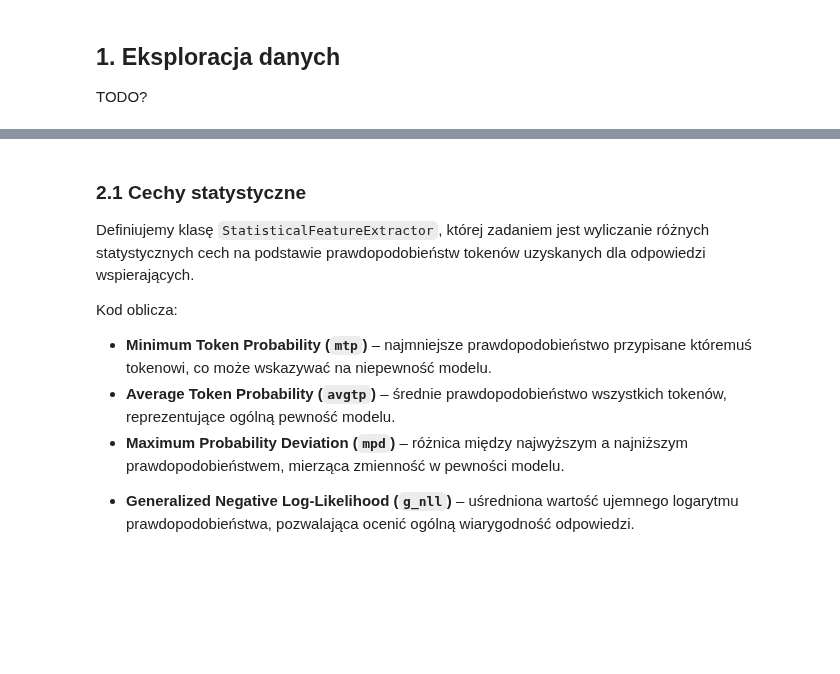
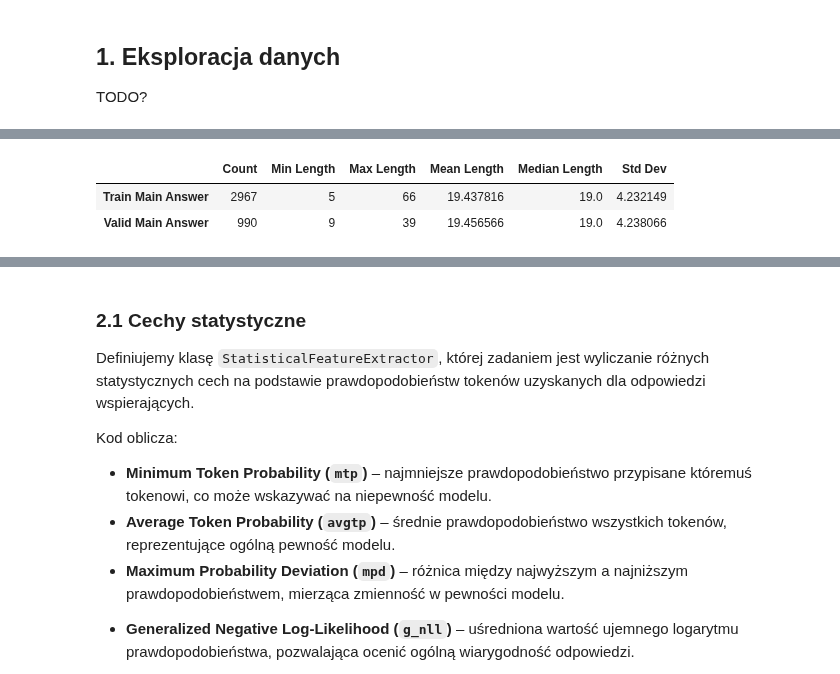
Before and after one commit to OlimpiadaAI/II-OlimpiadaAI, a Jupyter notebook: 1_etap/2_wykrywanie_halucynacji/2_wykrywanie_halucynacji_rozw.ipynb, the cells around one changed output, grey strips where cells are left out. Drawn from its saved outputs; the diff is of its cells as text; code cells hidden in the pictures; blank space fills up the shorter version.

```diff
--- a/1_etap/2_wykrywanie_halucynacji/2_wykrywanie_halucynacji_rozw.ipynb
+++ b/1_etap/2_wykrywanie_halucynacji/2_wykrywanie_halucynacji_rozw.ipynb
@@ -231,0 +234,8 @@ TODO?
+# %%
+# Konwersja danych do pd.DataFrame
+train_df = pd.DataFrame(train)
+valid_df = pd.DataFrame(valid)
+
+# (liczba przykładów, liczba cech)
+print('Train DataFrame shape:', train_df.shape)
+print('Valid DataFrame shape:', valid_df.shape)
@@ -231,0 +284,86 @@ TODO?
+# %%
+def compute_main_answer_stats(df):
+    # Statystyki dla głównych odpowiedzi
+    lengths = df['answer'].apply(lambda text: len(text.split()))
+    stats = {
+        'Count': lengths.count(),
+        'Min Length': lengths.min(),
+        'Max Length': lengths.max(),
+        'Mean Length': lengths.mean(),
+        'Median Length': lengths.median(),
+        'Std Dev': lengths.std()
+    }
+    return stats
+
+def compute_supporting_answer_stats(df):
+    # Statystyki dla odpowiedzi alternatywnych
+    supporting_lengths = []
+    for answers in df['supporting_answers']:
+        # Each cell contains a list of answers
+        for ans in answers:
+            supporting_lengths.append(len(ans.split()))
+    supporting_lengths = np.array(supporting_lengths)
+    stats = {
+        'Count': supporting_lengths.size,
+        'Min Length': supporting_lengths.min() if supporting_lengths.size else None,
+        'Max Length': supporting_lengths.max() if supporting_lengths.size else None,
+        'Mean Length': supporting_lengths.mean() if supporting_lengths.size else None,
+        'Median Length': np.median(supporting_lengths) if supporting_lengths.size else None,
+        'Std Dev': supporting_lengths.std() if supporting_lengths.size else None
+    }
+    return stats
+
+# Porównanie statystyk dla głównych odpowiedzi
+main_train_stats = compute_main_answer_stats(train_df)
+main_valid_stats = compute_main_answer_stats(valid_df)
+main_stats_df = pd.DataFrame([main_train_stats, main_valid_stats], index=["Train Main Answer", "Valid Main Answer"])
+
+# Porównanie statystyk dla odpowiedzi alternatywnych
+support_train_stats = compute_supporting_answer_stats(train_df)
+support_valid_stats = compute_supporting_answer_stats(valid_df)
+support_stats_df = pd.DataFrame([support_train_stats, support_valid_stats], index=["Train Supporting Answers", "Valid Supporting Answers"])
+
+print("=== Porównanie statystyk głównych odpowiedzi ===")
+display(main_stats_df)
+print("\n=== Porównanie statystyk odpowiedzi alternatywnych ===")
+display(support_stats_df)
+
+# Additional feature engineering ideas that could be significant in the analysis
+
+def compute_additional_features(df):
+    features = {}
+    # Average word count for questions
+    features['Question Mean Length'] = df['question'].apply(lambda text: len(text.split())).mean()
+
+    # Ratio: main answer length divided by question length (avoid division by zero)
+    features['Answer to Question Length Ratio'] = (
+        df.apply(lambda row: len(row['answer'].split()) / (len(row['question'].split()) or 1), axis=1)
+        .mean()
+    )
+
+    # Average number of supporting answers per sample
+    features['Avg Supporting Answers Count'] = df['supporting_answers'].apply(len).mean()
+
+    # Average token overlap ratio between the question and the main answer
+    def token_overlap(question, answer):
+        q_tokens = set(question.lower().split())
+        a_tokens = set(answer.lower().split())
+        return len(q_tokens.intersection(a_tokens)) / len(q_tokens) if q_tokens else 0
+
+    features['Avg Question-Answer Overlap'] = df.apply(
+        lambda row: token_overlap(row['question'], row['answer']), axis=1
+    ).mean()
+
+    # Standard deviation of answer lengths in each sample could indicate inconsistency
+    features['Answer Length Std Dev'] = df['answer'].apply(lambda text: len(text.split())).std()
+
+    return features
+
+# Compute additional features on train and valid datasets
+additional_train_features = compute_additional_features(train_df)
+additional_valid_features = compute_additional_features(valid_df)
+
+print("\n=== Additional Feature Statistics for Questions and Answers ===")
+display(pd.DataFrame([additional_train_features, additional_valid_features],
+                     index=["Train Additional Features", "Valid Additional Features"]))
+# %% [output]
@@ -231,0 +371,3 @@ TODO?
+|  | Count | Min Length | Max Length | Mean Length | Median Length | Std Dev |
+| Train Main Answer | 2967 | 5 | 66 | 19.437816 | 19.0 | 4.232149 |
+| Valid Main Answer | 990 | 9 | 39 | 19.456566 | 19.0 | 4.238066 |
```
Also changed, not shown: parts of 19 cells of this notebook.
